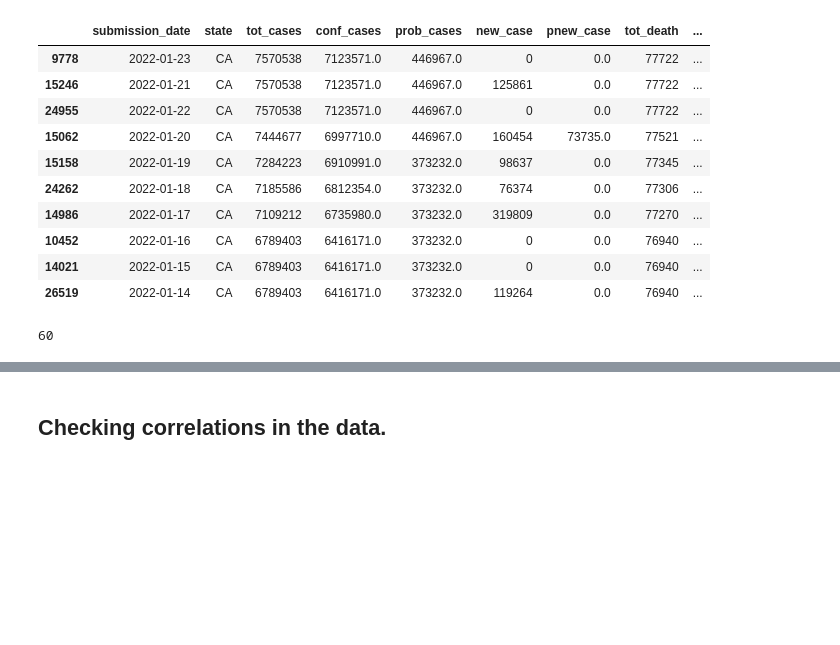
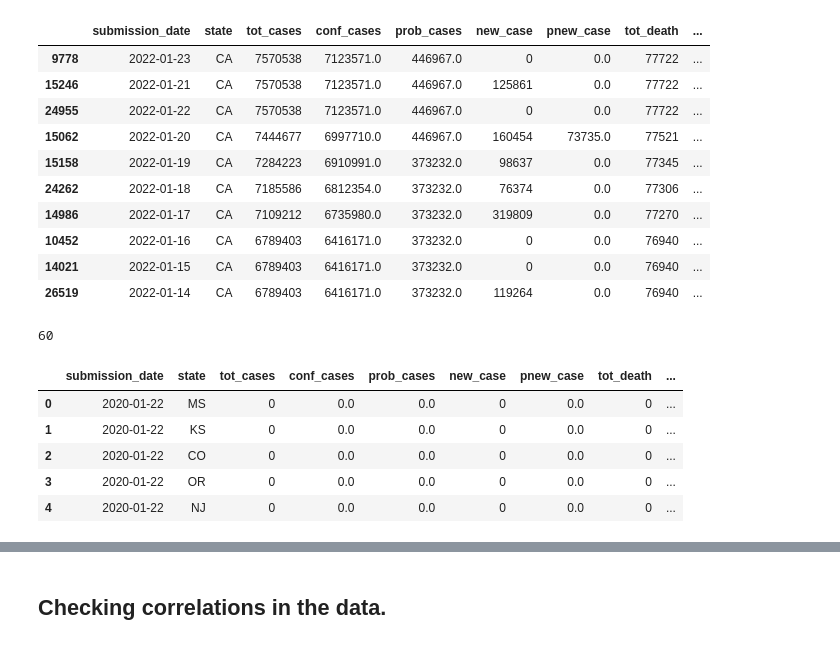
Before and after one commit to tonyroger/Data-Analyst-Portfolio, a Jupyter notebook: Data Analytics With Covid-19 Data/Covid_analysis.ipynb, the cells around one changed output, grey strips where cells are left out. Saved outputs shown, nothing was run; the diff lists cells and outputs as text; code cells hidden in the pictures; blank space fills up the shorter version.

```diff
--- a/Data Analytics With Covid-19 Data/Covid_analysis.ipynb
+++ b/Data Analytics With Covid-19 Data/Covid_analysis.ipynb
@@ -132,3 +108,7 @@ clean_data
+# %%
+# fill in missing values
+clean_data=covid_data.fillna(0)
+clean_data=clean_data.sort_values(by=['submission_date'], inplace=False).reset_index(drop=True)
 # %%
 clean_data.isnull().sum()
 # %% [output]
@@ -176,8 +156,16 @@ clean_data.nlargest(n=10, columns=['tot_cases'], keep='all')
 | 10452 | 2022-01-16 | CA | 6789403 | 6416171.0 | 373232.0 | 0 | 0.0 | 76940 | ... |
 | 14021 | 2022-01-15 | CA | 6789403 | 6416171.0 | 373232.0 | 0 | 0.0 | 76940 | ... |
 | 26519 | 2022-01-14 | CA | 6789403 | 6416171.0 | 373232.0 | 119264 | 0.0 | 76940 | ... |
-# %%
-clean_data['state'].nunique()
-# %% [output]
-60
+# %%
+print (clean_data['state'].nunique())
+clean_data['date_str'] = clean_data['submission_date'].apply(lambda x: str(x)[0:11])
+clean_data.head()
+# %% [output]
+60
+|  | submission_date | state | tot_cases | conf_cases | prob_cases | new_case | pnew_case | tot_death | ... |
+| 0 | 2020-01-22 | MS | 0 | 0.0 | 0.0 | 0 | 0.0 | 0 | ... |
+| 1 | 2020-01-22 | KS | 0 | 0.0 | 0.0 | 0 | 0.0 | 0 | ... |
+| 2 | 2020-01-22 | CO | 0 | 0.0 | 0.0 | 0 | 0.0 | 0 | ... |
+| 3 | 2020-01-22 | OR | 0 | 0.0 | 0.0 | 0 | 0.0 | 0 | ... |
+| 4 | 2020-01-22 | NJ | 0 | 0.0 | 0.0 | 0 | 0.0 | 0 | ... |
 # %%
```
Also changed, not shown: parts of 5 cells of this notebook.
